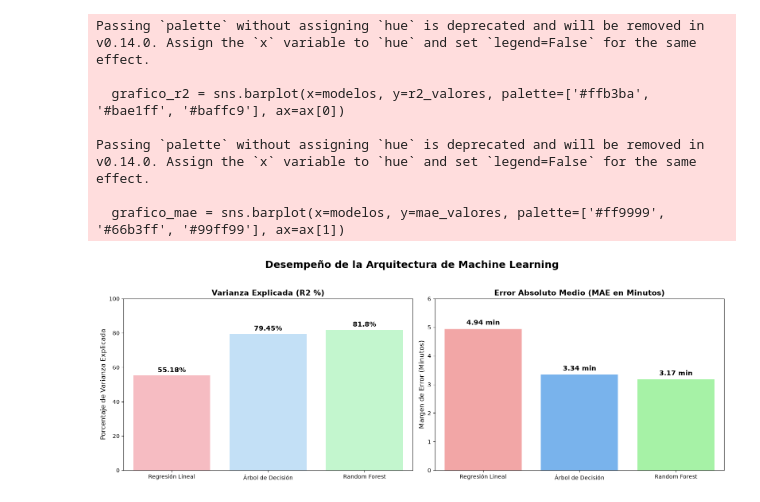
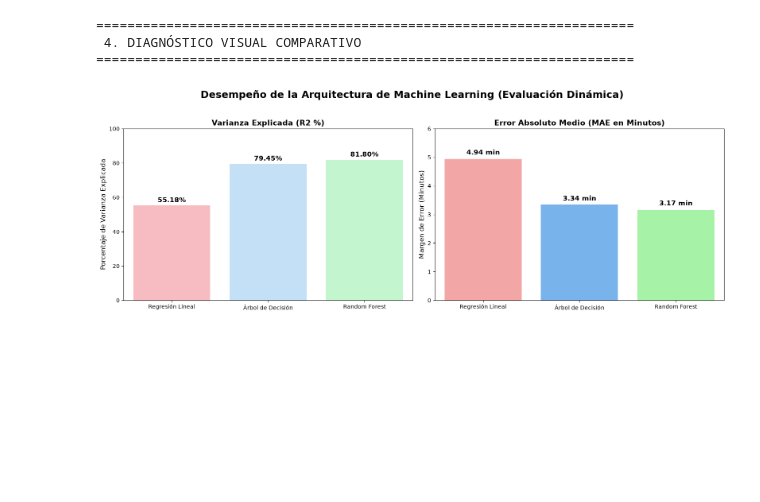
Before and after one commit to mschulde/prediction-delivery-ml, a Jupyter notebook: notebooks/06_Evaluacion_Final.ipynb, the cells around one changed output. Drawn from its saved outputs; the diff is of its cells as text; code cells hidden in the pictures; blank space fills up the shorter version.

```diff
--- a/notebooks/06_Evaluacion_Final.ipynb
+++ b/notebooks/06_Evaluacion_Final.ipynb
@@ -32,0 +44,16 @@ display(df_reporte)
+# %%
+print("=====================================================================")
+print(" 2. CARGA DINÁMICA DE MODELOS MLOPS DESDE DISCO")
+print("=====================================================================\n")
+
+ruta_lr = os.path.join('..', 'models', 'modelo_regresion_lineal.joblib')
+ruta_arbol = os.path.join('..', 'models', 'modelo_arbol_decision.joblib')
+ruta_rf = os.path.join('..', 'models', 'modelo_random_forest.joblib')
+
+modelo_lr = joblib.load(ruta_lr)
+modelo_arbol = joblib.load(ruta_arbol)
+modelo_rf = joblib.load(ruta_rf)
+
+print("✓ Pipeline de Regresión Lineal cargado en RAM.")
+print("✓ Pipeline de Árbol de Decisión cargado en RAM.")
+print("✓ Pipeline de Random Forest cargado en RAM.")
@@ -33,54 +116,35 @@ display(df_reporte)
 # %%
-# Preparar datos para los gráficos
-modelos = ['Regresión Lineal', 'Árbol de Decisión', 'Random Forest']
-mae_valores = [4.94, 3.34, 3.17]
-r2_valores = [55.18, 79.45, 81.80]
+print("=====================================================================")
+print(" 4. DIAGNÓSTICO VISUAL COMPARATIVO")
+print("=====================================================================\n")
+
+modelos_nombres = list(modelos_dict.keys())
 
 fig, ax = plt.subplots(1, 2, figsize=(16, 6))
-fig.suptitle('Desempeño de la Arquitectura de Machine Learning', fontsize=18, fontweight='bold')
+fig.suptitle('Desempeño de la Arquitectura de Machine Learning (Evaluación Dinámica)', fontsize=18, fontweight='bold')
 
-# --- Gráfico 1: Varianza Explicada (R2) ---
-# Mayor es mejor (Queremos que las barras suban)
-grafico_r2 = sns.barplot(x=modelos, y=r2_valores, palette=['#ffb3ba', '#bae1ff', '#baffc9'], ax=ax[0])
+# Gráfico 1: Varianza Explicada (R2)
+grafico_r2 = sns.barplot(x=modelos_nombres, y=r2_valores, palette=['#ffb3ba', '#bae1ff', '#baffc9'], ax=ax[0], hue=modelos_nombres, legend=False)
 ax[0].set_title('Varianza Explicada (R2 %)', fontsize=14, fontweight='bold')
 ax[0].set_ylabel('Porcentaje de Varianza Explicada', fontsize=12)
 ax[0].set_ylim(0, 100)
 
 for i, v in enumerate(r2_valores):
-    grafico_r2.text(i, v + 2, f"{v}%", ha='center', fontsize=12, fontweight='bold')
+    ax[0].text(i, v + 2, f"{v:.2f}%", ha='center', fontsize=12, fontweight='bold')
 
-# --- Gráfico 2: Error Absoluto Medio (MAE) ---
-# Menor es mejor (Queremos que las barras bajen)
-grafico_mae = sns.barplot(x=modelos, y=mae_valores, palette=['#ff9999', '#66b3ff', '#99ff99'], ax=ax[1])
+# Gráfico 2: Error Absoluto Medio (MAE)
+grafico_mae = sns.barplot(x=modelos_nombres, y=mae_valores, palette=['#ff9999', '#66b3ff', '#99ff99'], ax=ax[1], hue=modelos_nombres, legend=False)
 ax[1].set_title('Error Absoluto Medio (MAE en Minutos)', fontsize=14, fontweight='bold')
 ax[1].set_ylabel('Margen de Error (Minutos)', fontsize=12)
 ax[1].set_ylim(0, 6)
 
 for i, v in enumerate(mae_valores):
-    grafico_mae.text(i, v + 0.15, f"{v} min", ha='center', fontsize=12, fontweight='bold')
+    ax[1].text(i, v + 0.15, f"{v:.2f} min", ha='center', fontsize=12, fontweight='bold')
 
 plt.tight_layout(rect=[0, 0.03, 1, 0.95])
 plt.show()
-
-# --- CONCLUSIÓN FINAL DEL PROYECTO ---
-print("\n=====================================================================")
-print("                          CONCLUSIÓN")
-print("=====================================================================\n")
-print("Tras someter la arquitectura a pruebas de generalización (Validación Cruzada K-Fold),")
-print("determinamos que el modelo RANDOM FOREST es el algoritmo seleccionado para su despliegue a producción.\n")
-print("Justificación:")
-print("1. Minimización del Error: Redujo el MAE en un 35% frente a la Regresión Lineal base, estableciendo el")
-print("   margen de equivocación operativo en 3.17 minutos.")
-print("2. Capacidad de Comprensión: Alcanzó un R2 del 81.80%, demostrando la superioridad de los métodos de ensamble")
-print("   para descifrar relaciones no lineales complejas (como la interacción entre clima adverso y tráfico denso).")
-print("3. Estabilidad en Producción: La desviación estándar del K-Fold fue de +/- 0.03 minutos, demostrando")
-print("   que el Random Forest aprendió las reglas logísticas del negocio sin caer en Overfitting.")
 # %% [output]
-Passing `palette` without assigning `hue` is deprecated and will be removed in v0.14.0. Assign the `x` variable to `hue` and set `legend=False` for the same effect.
-
-  grafico_r2 = sns.barplot(x=modelos, y=r2_valores, palette=['#ffb3ba', '#bae1ff', '#baffc9'], ax=ax[0])
-
-Passing `palette` without assigning `hue` is deprecated and will be removed in v0.14.0. Assign the `x` variable to `hue` and set `legend=False` for the same effect.
-
-  grafico_mae = sns.barplot(x=modelos, y=mae_valores, palette=['#ff9999', '#66b3ff', '#99ff99'], ax=ax[1])
+=====================================================================
+ 4. DIAGNÓSTICO VISUAL COMPARATIVO
+=====================================================================
-[figure, old version]
+[figure, new version]
```
Also changed, not shown: parts of 6 cells of this notebook, 5 other files.
